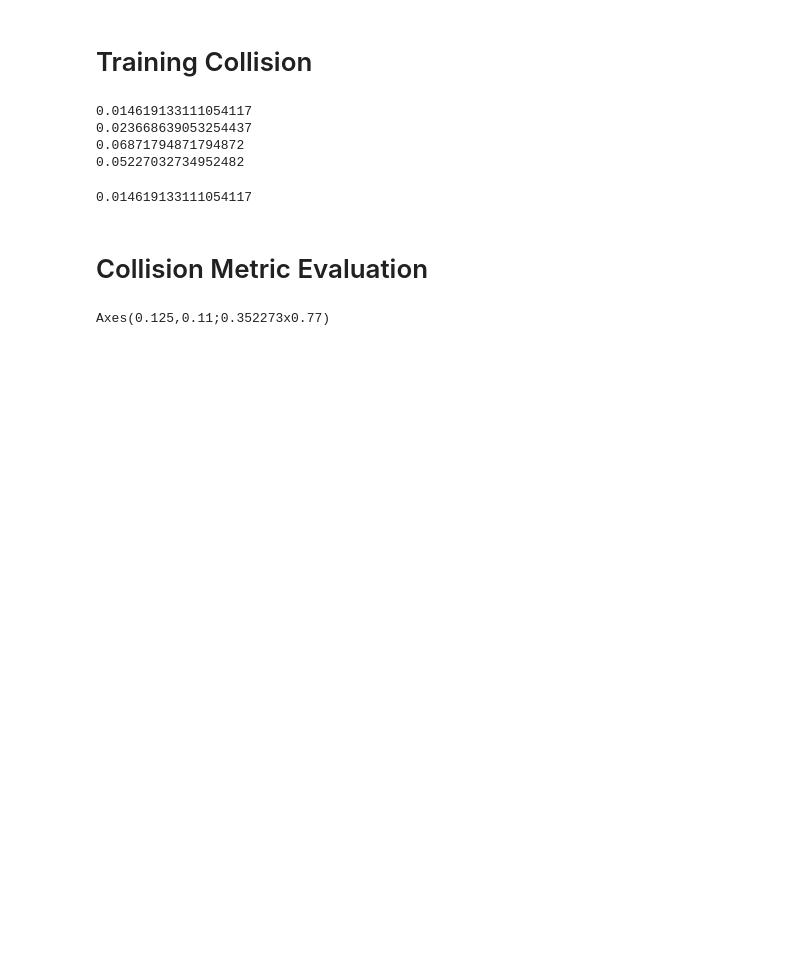
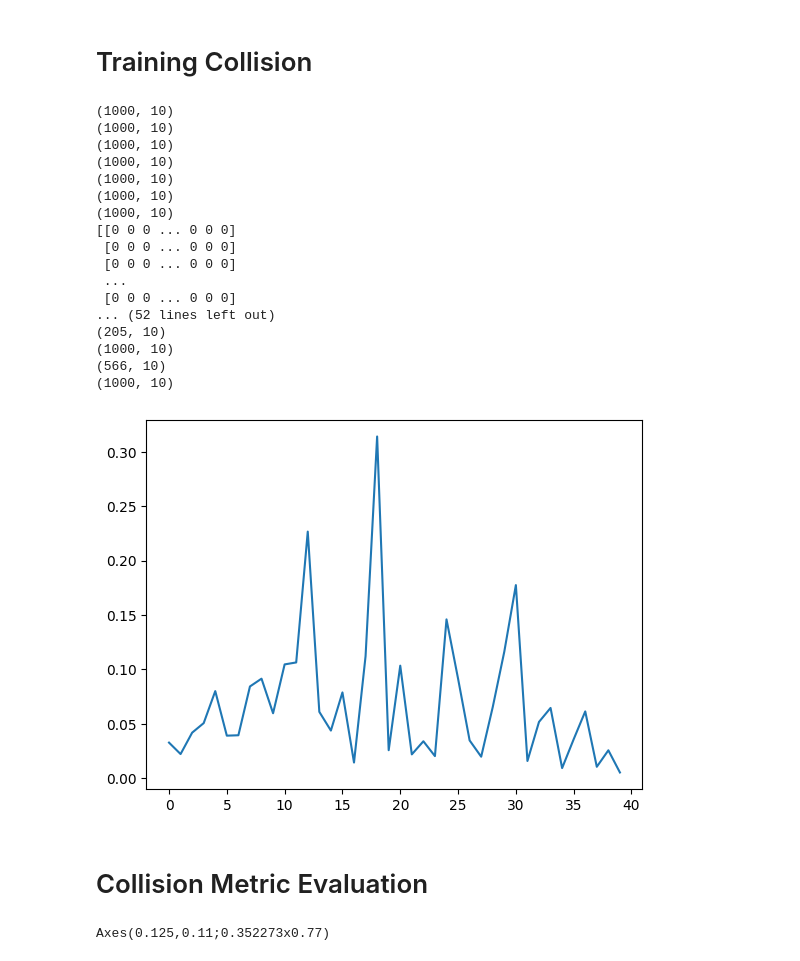
Before and after one commit to Death-Raider/Personal_Projects, a Jupyter notebook: Runners/GoalChasing_QLearning/results/output_processing.ipynb, the cells around one changed output. Drawn from its saved outputs; the diff is of its cells as text; code cells hidden in the pictures; blank space fills up the shorter version.

```diff
--- a/Runners/GoalChasing_QLearning/results/output_processing.ipynb
+++ b/Runners/GoalChasing_QLearning/results/output_processing.ipynb
@@ -106,13 +101,37 @@ np.array(custom_metrics['collisions'][3])]
+# %%
+collision_data = [np.array(custom_metrics['collisions'][i]) for i in range(len(custom_metrics['collisions']))]
 # %%
+mean_collision_rates = []
 for x in collision_data:
-    x[x==None] = np.nan
-    print(np.nanmean(x))
+    print(x.shape)
+    try:
+        x[x==None] = np.nan
+
+    except:
+        print(x, x.shape)
+    mean_collision_rates.append(np.nanmean(x))
+plt.figure()
+plt.plot(range(len(collision_data)),mean_collision_rates)
+plt.show()
 # %% [output]
-0.014619133111054117
-0.023668639053254437
-0.06871794871794872
-0.05227032734952482
+(1000, 10)
+(1000, 10)
+(1000, 10)
+(1000, 10)
+(1000, 10)
+(1000, 10)
+(1000, 10)
+[[0 0 0 ... 0 0 0]
+ [0 0 0 ... 0 0 0]
+ [0 0 0 ... 0 0 0]
+ ...
+ [0 0 0 ... 0 0 0]
+... (52 lines left out)
+(205, 10)
+(1000, 10)
+(566, 10)
+(1000, 10)
-0.014619133111054117
+[figure, added]
 # %% [markdown]
 # Collision Metric Evaluation
 # %%
```
Also changed, not shown: parts of 11 cells of this notebook, 7 other files.
